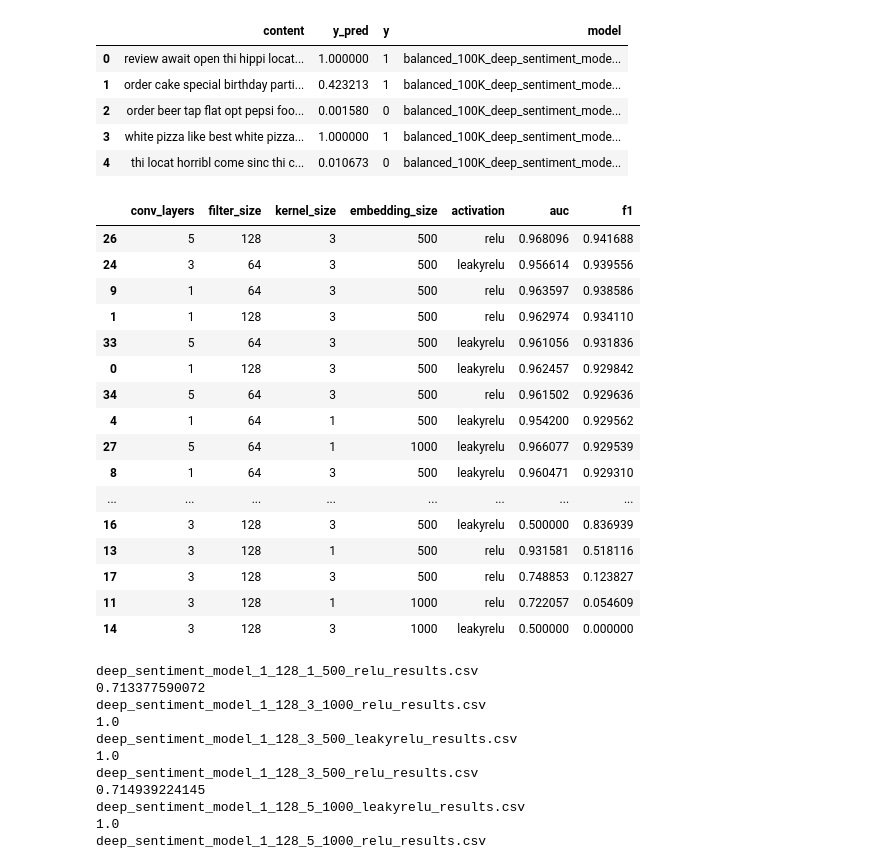
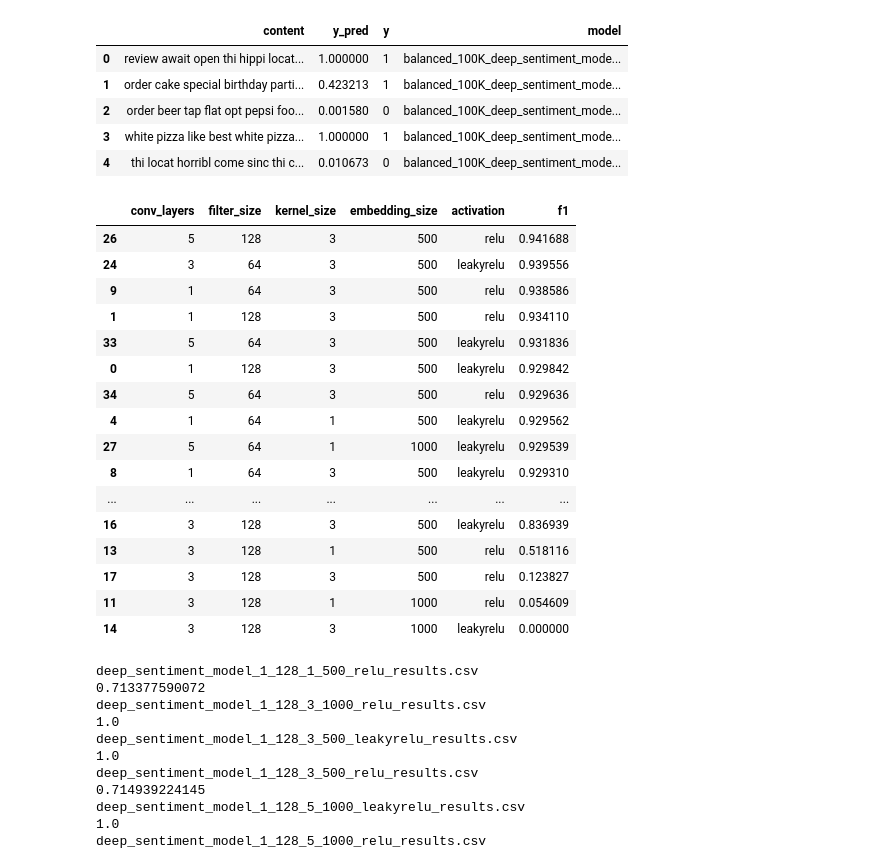
Before and after one commit to nabusman/W266-Final-Project, a Jupyter notebook: code/CNN_accuracy_metrics.ipynb, the cells around one changed output. Cells and saved outputs as stored; diff of their text form; code cells hidden in the pictures.

```diff
--- a/code/CNN_accuracy_metrics.ipynb
+++ b/code/CNN_accuracy_metrics.ipynb
@@ -43,25 +43,25 @@ for each_file in files[0:]:
     list_metric.append([param1,param2,param3,param4,param5,metric_auc,metric_f1])
 # %%
 result_metrics = pd.DataFrame(list_metric,columns=['conv_layers','filter_size','kernel_size','embedding_size','activation','auc','f1']).sort_values('f1',ascending=False)
-result_metrics
+result_metrics.drop('auc',axis=1)
 # %% [output]
-|  | conv_layers | filter_size | kernel_size | embedding_size | activation | auc | f1 |
-| 26 | 5 | 128 | 3 | 500 | relu | 0.968096 | 0.941688 |
-| 24 | 3 | 64 | 3 | 500 | leakyrelu | 0.956614 | 0.939556 |
-| 9 | 1 | 64 | 3 | 500 | relu | 0.963597 | 0.938586 |
-| 1 | 1 | 128 | 3 | 500 | relu | 0.962974 | 0.934110 |
-| 33 | 5 | 64 | 3 | 500 | leakyrelu | 0.961056 | 0.931836 |
-| 0 | 1 | 128 | 3 | 500 | leakyrelu | 0.962457 | 0.929842 |
-| 34 | 5 | 64 | 3 | 500 | relu | 0.961502 | 0.929636 |
-| 4 | 1 | 64 | 1 | 500 | leakyrelu | 0.954200 | 0.929562 |
-| 27 | 5 | 64 | 1 | 1000 | leakyrelu | 0.966077 | 0.929539 |
-| 8 | 1 | 64 | 3 | 500 | leakyrelu | 0.960471 | 0.929310 |
-| ... | ... | ... | ... | ... | ... | ... | ... |
-| 16 | 3 | 128 | 3 | 500 | leakyrelu | 0.500000 | 0.836939 |
-| 13 | 3 | 128 | 1 | 500 | relu | 0.931581 | 0.518116 |
-| 17 | 3 | 128 | 3 | 500 | relu | 0.748853 | 0.123827 |
-| 11 | 3 | 128 | 1 | 1000 | relu | 0.722057 | 0.054609 |
-| 14 | 3 | 128 | 3 | 1000 | leakyrelu | 0.500000 | 0.000000 |
+|  | conv_layers | filter_size | kernel_size | embedding_size | activation | f1 |
+| 26 | 5 | 128 | 3 | 500 | relu | 0.941688 |
+| 24 | 3 | 64 | 3 | 500 | leakyrelu | 0.939556 |
+| 9 | 1 | 64 | 3 | 500 | relu | 0.938586 |
+| 1 | 1 | 128 | 3 | 500 | relu | 0.934110 |
+| 33 | 5 | 64 | 3 | 500 | leakyrelu | 0.931836 |
+| 0 | 1 | 128 | 3 | 500 | leakyrelu | 0.929842 |
+| 34 | 5 | 64 | 3 | 500 | relu | 0.929636 |
+| 4 | 1 | 64 | 1 | 500 | leakyrelu | 0.929562 |
+| 27 | 5 | 64 | 1 | 1000 | leakyrelu | 0.929539 |
+| 8 | 1 | 64 | 3 | 500 | leakyrelu | 0.929310 |
+| ... | ... | ... | ... | ... | ... | ... |
+| 16 | 3 | 128 | 3 | 500 | leakyrelu | 0.836939 |
+| 13 | 3 | 128 | 1 | 500 | relu | 0.518116 |
+| 17 | 3 | 128 | 3 | 500 | relu | 0.123827 |
+| 11 | 3 | 128 | 1 | 1000 | relu | 0.054609 |
+| 14 | 3 | 128 | 3 | 1000 | leakyrelu | 0.000000 |
 # %%
 list_metric = []
 for each_file in files:
```
Also changed, not shown: 1 other file.
